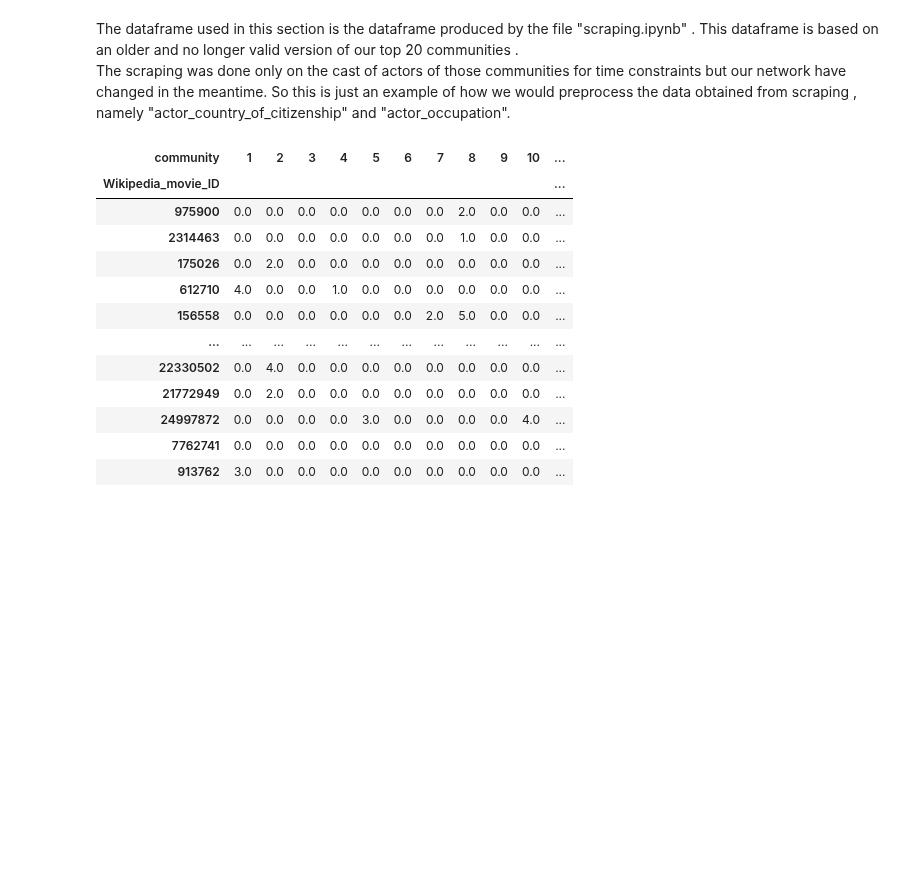
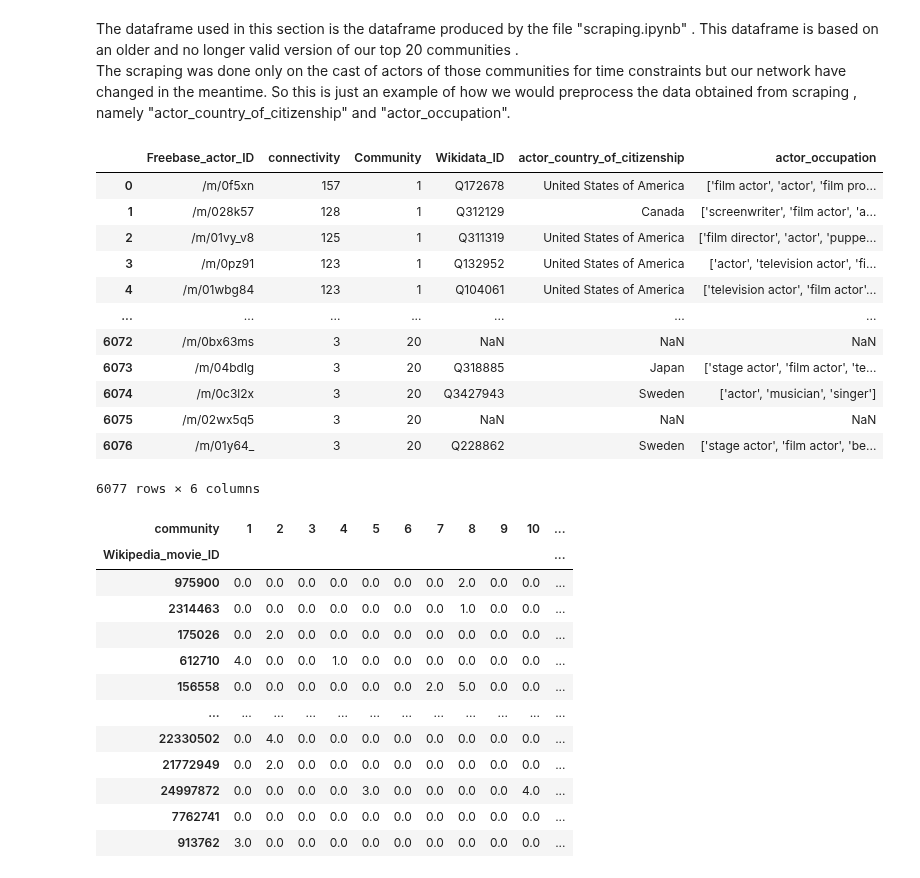
Before and after one commit to epfl-ada/ada-2022-project-addaxx, a Jupyter notebook: P2.ipynb, the cells around one changed output. Saved outputs shown, nothing was run; the diff lists cells and outputs as text; code cells hidden in the pictures; blank space fills up the shorter version.

```diff
--- a/P2.ipynb
+++ b/P2.ipynb
@@ -882,6 +908,23 @@ Later on, we can use this table to analyze the number of movies within each comm
 The dataframe used in this section is the dataframe produced by the file "scraping.ipynb" .
 This dataframe is based on an older and no longer valid version of our top 20 communities .
 <br /> The scraping was done only on the cast of actors of those communities for time constraints but our network have changed in the meantime. So this is just an example of how we would preprocess the data obtained from scraping ,  namely "actor_country_of_citizenship" and "actor_occupation".
+# %%
+actors_scraping = pd.read_csv('./CSV_files/top_20_communities_scraping_done.csv')
+actors_scraping
+# %% [output]
+|  | Freebase_actor_ID | connectivity | Community | Wikidata_ID | actor_country_of_citizenship | actor_occupation |
+| 0 | /m/0f5xn | 157 | 1 | Q172678 | United States of America | ['film actor', 'actor', 'film pro... |
+| 1 | /m/028k57 | 128 | 1 | Q312129 | Canada | ['screenwriter', 'film actor', 'a... |
+| 2 | /m/01vy_v8 | 125 | 1 | Q311319 | United States of America | ['film director', 'actor', 'puppe... |
+| 3 | /m/0pz91 | 123 | 1 | Q132952 | United States of America | ['actor', 'television actor', 'fi... |
+| 4 | /m/01wbg84 | 123 | 1 | Q104061 | United States of America | ['television actor', 'film actor'... |
+| ... | ... | ... | ... | ... | ... | ... |
+| 6072 | /m/0bx63ms | 3 | 20 | NaN | NaN | NaN |
+| 6073 | /m/04bdlg | 3 | 20 | Q318885 | Japan | ['stage actor', 'film actor', 'te... |
+| 6074 | /m/0c3l2x | 3 | 20 | Q3427943 | Sweden | ['actor', 'musician', 'singer'] |
+| 6075 | /m/02wx5q5 | 3 | 20 | NaN | NaN | NaN |
+| 6076 | /m/01y64_ | 3 | 20 | Q228862 | Sweden | ['stage actor', 'film actor', 'be... |
+6077 rows × 6 columns
 # %%
 # add gender info to the dataframe
 actors_scraping = actors_scraping.merge(character_metadata[['Freebase_actor_ID', 'actor_gender']], on='Freebase_actor_ID', how='inner').drop_duplicates(subset=['Freebase_actor_ID']).reset_index(drop=True)
```
Also changed, not shown: parts of 28 cells of this notebook, 3 other files.
